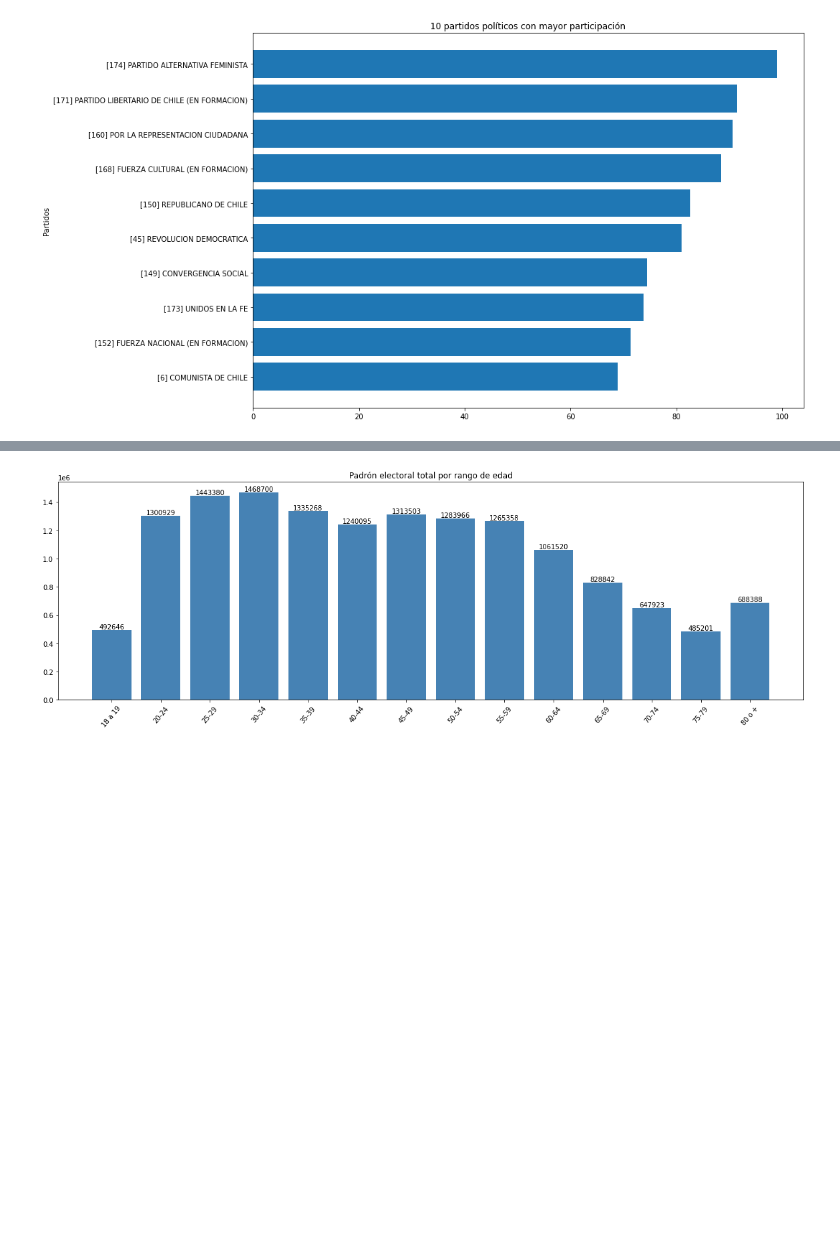
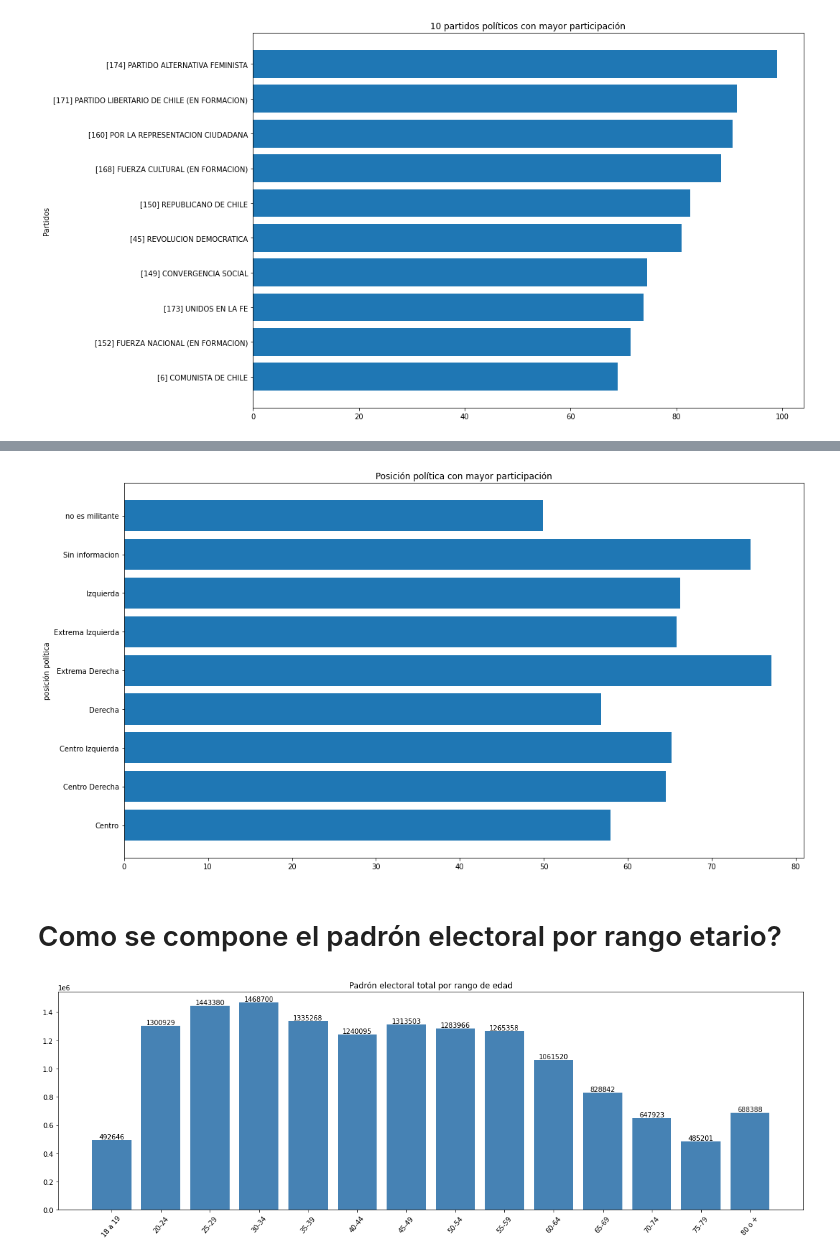
Before and after one commit to framirezv/proyecto-portafolio, a Jupyter notebook: notebooks/EDA_plebiscito_chile_final.ipynb, the cells around one changed output, grey strips where cells are left out. Drawn from its saved outputs; the diff is of its cells as text; code cells hidden in the pictures; blank space fills up the shorter version.

Commit message:
se añade sección
participación por posición poli´tica

```diff
--- a/notebooks/EDA_plebiscito_chile_final.ipynb
+++ b/notebooks/EDA_plebiscito_chile_final.ipynb
@@ -128,3 +123,49 @@ plt.show()
+# %%
+#detalle de partidos con su posición política
+df_pp = pd.read_csv('./../Datos/pp.csv')
+# %%
+df_padron_partido = df_padron_partido.merge(df_pp, how = 'left', left_on='Partido', right_on='Partido').fillna(0)
+# %%
+#creando dataframe para participación por posición política
+df_participacion_pp = df_padron_partido.groupby('posicion').sum()[['Cedula','Votaron']].reset_index()
+# %%
+df_participacion_pp['participacion'] = np.round(df_participacion_pp['Votaron']*100/df_participacion_pp['Cedula'],2)
+# %%
+labels = df_participacion_pp['posicion'].reset_index()
+
+
+#Obtenemos la posicion de cada etiqueta en el eje de X
+y = np.arange(len(labels))
+#tamaño de cada barra
+width = 0.2
+
+fig, ax = plt.subplots(figsize=(15, 8))
+
+#Generamos las barras para cada categoría
+rects1 = ax.barh(df_participacion_pp['posicion'],df_participacion_pp['participacion'])
+
+
+
+#Añadimos las etiquetas de identificacion de valores en el grafico
+ax.set_ylabel('posición política')
+ax.set_title('Posición política con mayor participación')
+ax.set_yticks(y)
+ax.set_yticklabels(labels['posicion'])
+#Añadimos un legen() esto permite mmostrar con colores a que pertence cada valor.
+#ax.legend()
+
+#Añadimos las etiquetas para cada barra
+#autolabel(rects1)
+fig.tight_layout()
+plt.savefig('test.png')
+#Mostramos la grafica con el metodo show()
+
+
+plt.show()
+# %% [output]
+[figure, added]
+# %% [markdown]
+# Como se compone el padrón electoral por rango etario?
 # %%
 #creando dataframe para padrón electoral por rango de edad
 df_padron_rango_edad = df_datos.groupby('Rango Edad').count()['Cedula'].reset_index()
```
Also changed, not shown: parts of 5 cells of this notebook, 2 other files.
